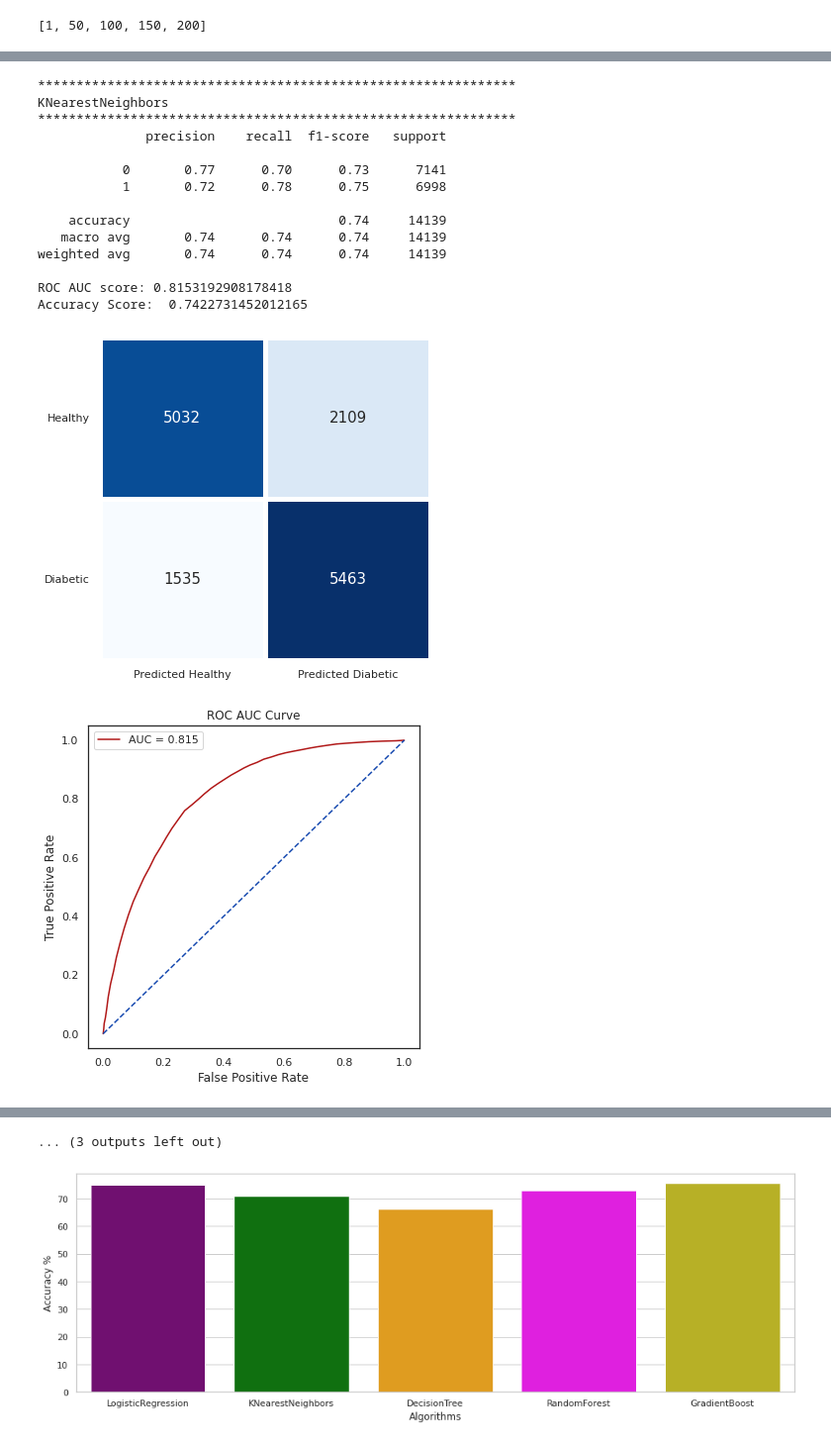
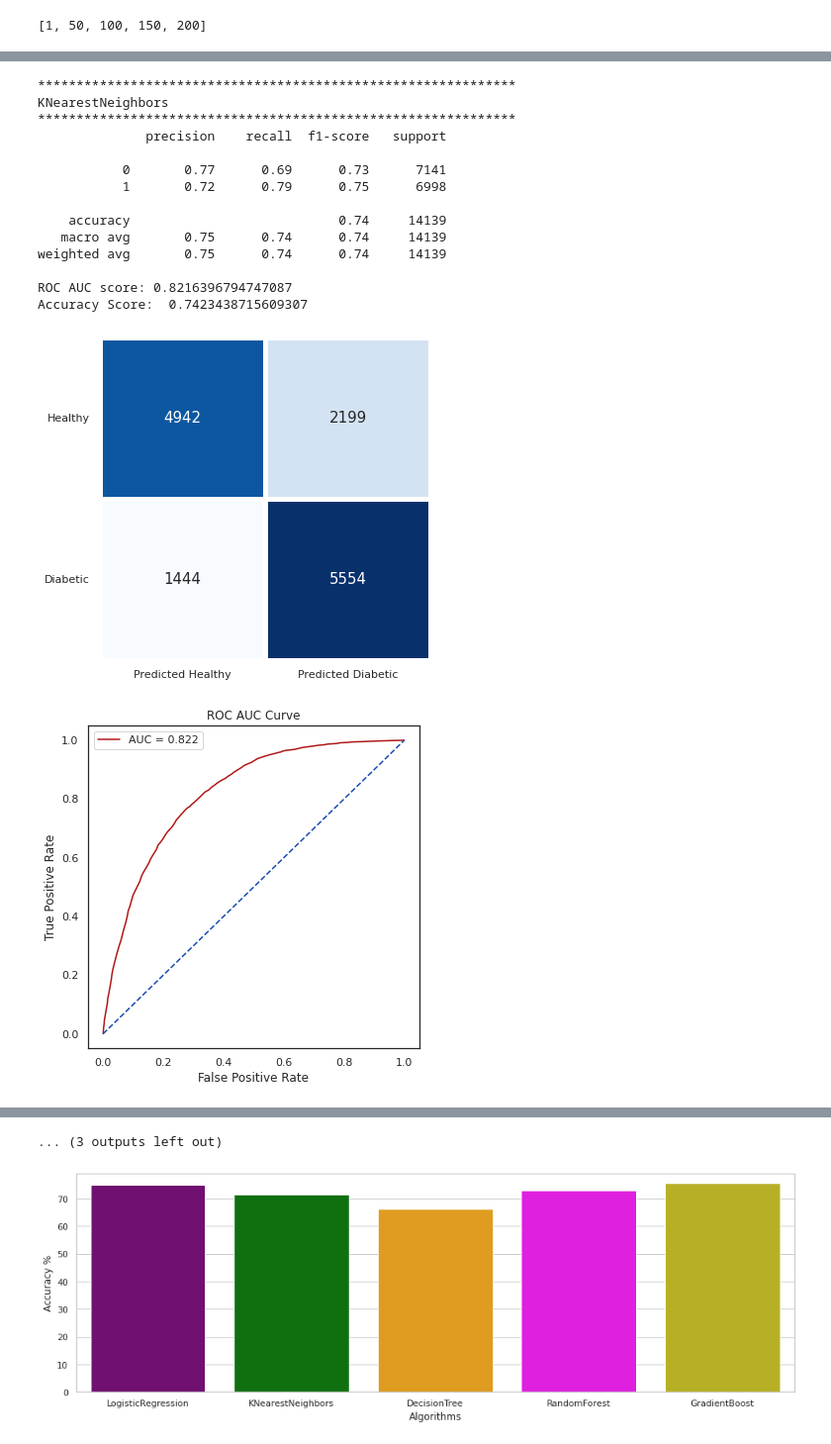
Before and after one commit to a-shirshov/machine_learning, a Jupyter notebook: nir/nir.ipynb, the cells around one changed output, grey strips where cells are left out. Shown at 99% size. Saved outputs shown, nothing was run; the diff lists cells and outputs as text; code cells hidden in the pictures.

```diff
--- a/nir/nir.ipynb
+++ b/nir/nir.ipynb
@@ -332,6 +289,12 @@ X_train.shape
 X_test.shape
 # %% [output]
 (14139, 16)
+# %%
+sc = StandardScaler()
+
+X_train = sc.fit_transform(X_train)
+
+X_test = sc.transform(X_test)
 # %% [markdown]
 ### Построение базового решения для выбранных моделей без подбора гиперпараметров.
 
@@ -492,13 +455,17 @@ Best Parameters :  {'criterion': 'friedman_mse', 'learning_rate': 0.1, 'loss': '
 
 ----------------
 # %%
-params_models = {  'LogisticRegression': LogisticRegression(C = 0.75, random_state= 0),
-            'KNearestNeighbors': KNeighborsClassifier(n_neighbors=50),
+params_models = {  'LogisticRegression': LogisticRegression(C = 0.5, random_state= 0),
+            'KNearestNeighbors': KNeighborsClassifier(n_neighbors=150),
             'DecisionTree': DecisionTreeClassifier(criterion='entropy',random_state=0),
             'RandomForest': RandomForestClassifier(criterion='gini',n_estimators=200,random_state=0),
             'GradientBoost': GradientBoostingClassifier(criterion='friedman_mse',learning_rate=0.1,loss='exponential',n_estimators=200,random_state=0)}
 
 params_accuracies = {}
+params_precision = {}
+params_recall = {}
+params_f1 = {}
+params_roc_auc = {}
 # %%
 for model_name, model in params_models.items():
     model.fit(X_train, Y_train)
@@ -510,6 +477,10 @@ for model_name, model in params_models.items():
 
     param_acc = accuracy_score(Y_test, y_pred)*100
     params_accuracies[model_name] = param_acc
+    params_precision[model_name] = precision_score(Y_test, y_pred)
+    params_recall[model_name] = recall_score(Y_test, y_pred)
+    params_f1[model_name] = f1_score(Y_test, y_pred)
+    params_roc_auc[model_name] = roc_auc_score(Y_test,y_pred)
 # %% [output]
 **************************************************************
 LogisticRegression
@@ -527,22 +498,22 @@ ROC AUC score: 0.8278371010358091
 Accuracy Score:  0.7484970648560718
 [figure]
 [figure]
 **************************************************************
 KNearestNeighbors
 **************************************************************
               precision    recall  f1-score   support
 
-           0       0.77      0.70      0.73      7141
-           1       0.72      0.78      0.75      6998
+           0       0.77      0.69      0.73      7141
+           1       0.72      0.79      0.75      6998
 
     accuracy                           0.74     14139
-   macro avg       0.74      0.74      0.74     14139
-weighted avg       0.74      0.74      0.74     14139
+   macro avg       0.75      0.74      0.74     14139
+weighted avg       0.75      0.74      0.74     14139
 
-ROC AUC score: 0.8153192908178418
-Accuracy Score:  0.7422731452012165
+ROC AUC score: 0.8216396794747087
+Accuracy Score:  0.7423438715609307
-[figure, old version]
+[figure, new version]
-[figure, old version]
+[figure, new version]
 **************************************************************
 DecisionTree
 **************************************************************
```
Also changed, not shown: parts of 13 cells of this notebook, 3 other files.
